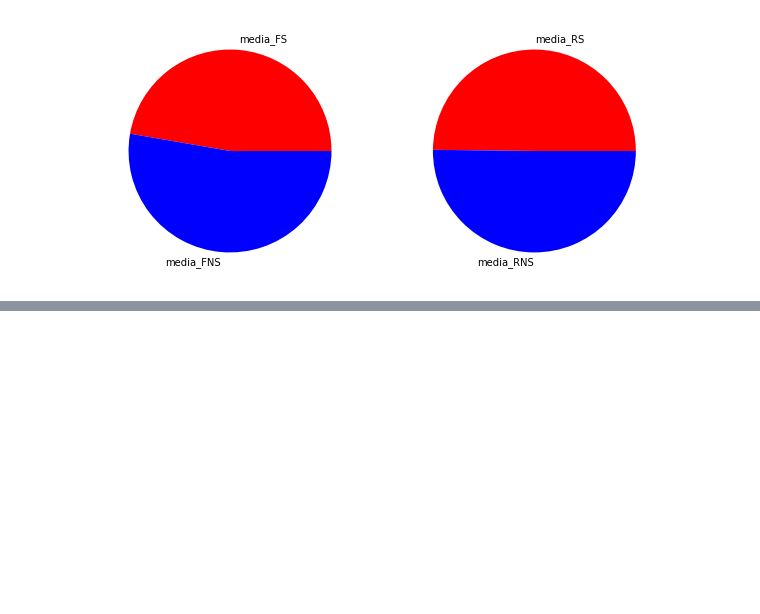
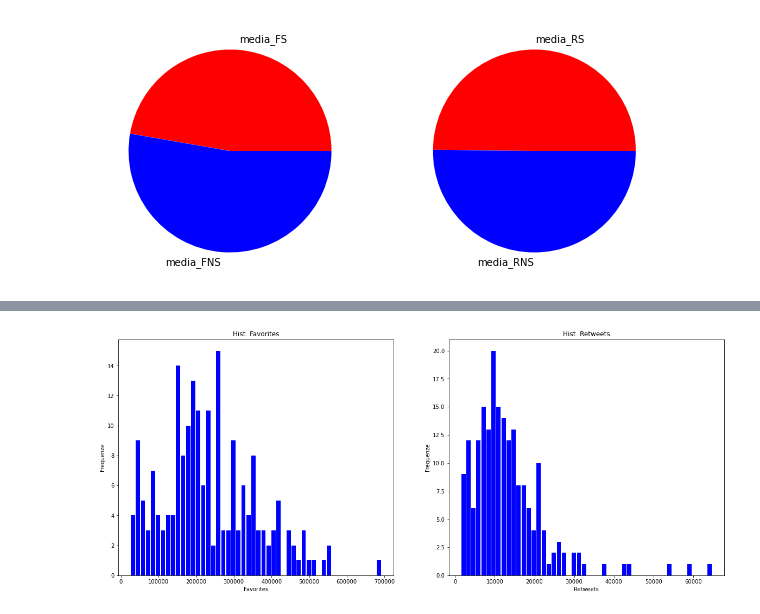
Before and after one commit to Gallo00/Tutorial-API-twitter-ita, a Jupyter notebook: Tutorial.ipynb, the cells around one changed output, grey strips where cells are left out. Cells and saved outputs as stored; diff of their text form; code cells hidden in the pictures; blank space fills up the shorter version.

```diff
--- a/Tutorial.ipynb
+++ b/Tutorial.ipynb
@@ -139,12 +139,17 @@ Al bearer token che è l'entità più difficile da gestire ci penserà il wrappe
 Il wrapper ovvero la libreria chiamata twitter ci faciliterà le richieste, ad esempio ottenere l'autenticazione diventa una semplicissima chiamata a funzione dove inseriamo le nostre keys, al bearer token ci penserà il pacchetto.
 # %% [markdown]
 Iniziamo ottenendo un oggetto di tipo twitter.api.Api con questa chiamata a funzione(contenuta nel pacchetto twitter)
+# %%
+import yaml
+
+with open("psw.yml", "r") as stream:
+    psw = yaml.safe_load(stream)
 # %%
 import twitter
-api = twitter.Api(consumer_key='R2axAPh7Cctq2szNIcf3Mt9nH',
-                  consumer_secret='VN0hDlPGhwty1a20FHnJ9SwQm0836pXEFR6dEZ2nJMZgF6Hpig',
-                  access_token_key='2757688281-qz7ZRMQGl0W36ZcJopP7oAN6rgTwrAc4iyJE9C0',
-                  access_token_secret='G9RpvLpug5wlnQGZ7SSOOHzfsrqWtCLsItI9LbR9JZeG6')
+api = twitter.Api(consumer_key=str(psw['consumer_key']),
+                  consumer_secret=str(psw['consumer_secret']),
+                  access_token_key=str(psw['access_token_key']),
+                  access_token_secret=str(psw['access_token_secret']))
 print(type(api))
 # %% [output]
 <class 'twitter.api.Api'>
@@ -371,0 +381,24 @@ Possiamo affermare(in base agli ultimi 200 tweet) che effettivamente i seguaci d
+# %%
+import matplotlib.pyplot as plt
+
+favCampione = [] #serve per hist dei favorite_count
+retCampione = [] #serve per hist dei retweet
+
+for t in campione:
+    favCampione.append(t.favorite_count)
+    retCampione.append(t.retweet_count)
+
+fig, (h1,h2) = plt.subplots(1,2,figsize=(20,8))
+h1.hist(favCampione,color='blue',rwidth=0.85,bins=int(len(campione)/4))
+h2.hist(retCampione,color='blue',rwidth=0.85,bins=int(len(campione)/4))
+
+h1.set_title('Hist. Favorites')
+h1.set_xlabel('Favorites')
+h1.set_ylabel('Frequenze')
+
+h2.set_title('Hist. Retweets')
+h2.set_xlabel('Retweets')
+h2.set_ylabel('Frequenze')
+plt.show()
+# %% [output]
+[figure, added]
```
Also changed, not shown: parts of 22 cells of this notebook.
